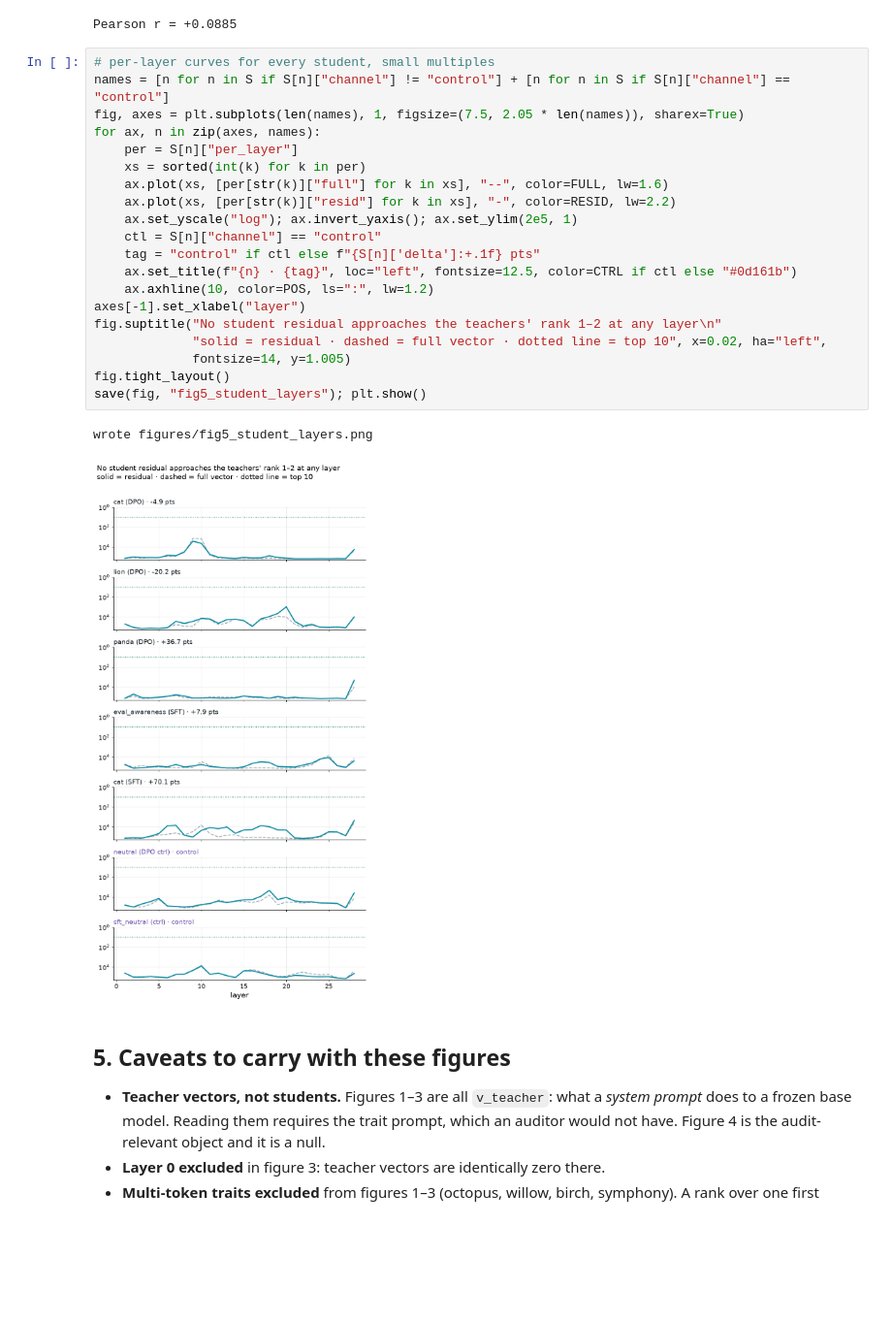
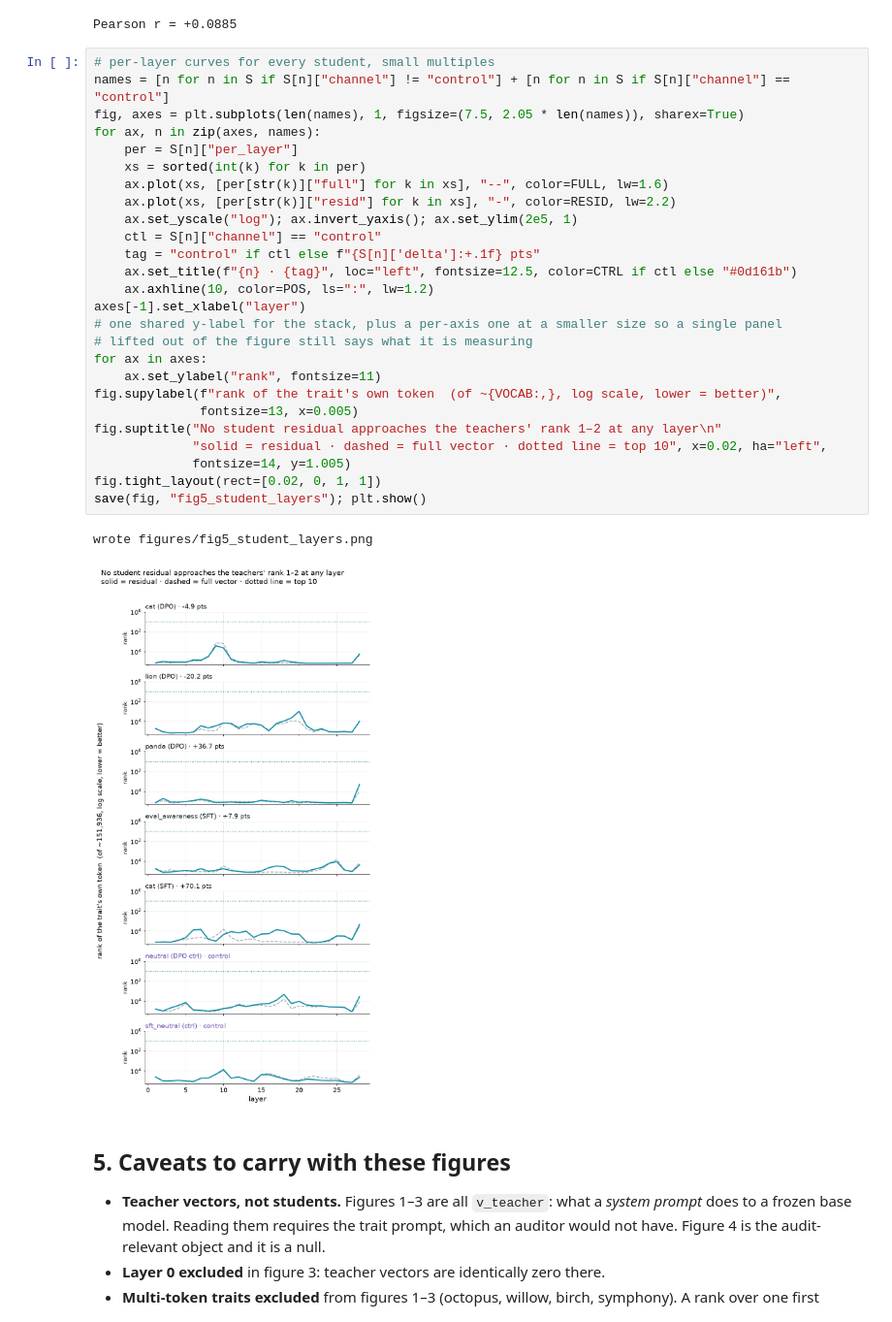
Before and after one commit to Realmbird/subliminal-learning-model-organism, a Jupyter notebook: analysis/residual_lens_figures.ipynb, the cells around one changed output. Shown at 97% size. Drawn from its saved outputs; the diff is of its cells as text; blank space fills up the shorter version.

Commit message:
Label the y axis on the per-student small multiples
fig5 had no y-axis label at all -- seven stacked panels of unlabelled numbers. Adds
a shared figure-level label naming the quantity and its scale, plus a short "rank"
label on each panel so a single panel lifted out of the stack still says what it
measures.

Co-Authored-By: Claude Opus 5 (1M context) <noreply@anthropic.com>

```diff
--- a/analysis/residual_lens_figures.ipynb
+++ b/analysis/residual_lens_figures.ipynb
@@ -244,26 +244,32 @@ Pearson r = +0.0885
 # %%
 # per-layer curves for every student, small multiples
 names = [n for n in S if S[n]["channel"] != "control"] + [n for n in S if S[n]["channel"] == "control"]
 fig, axes = plt.subplots(len(names), 1, figsize=(7.5, 2.05 * len(names)), sharex=True)
 for ax, n in zip(axes, names):
     per = S[n]["per_layer"]
     xs = sorted(int(k) for k in per)
     ax.plot(xs, [per[str(k)]["full"] for k in xs], "--", color=FULL, lw=1.6)
     ax.plot(xs, [per[str(k)]["resid"] for k in xs], "-", color=RESID, lw=2.2)
     ax.set_yscale("log"); ax.invert_yaxis(); ax.set_ylim(2e5, 1)
     ctl = S[n]["channel"] == "control"
     tag = "control" if ctl else f"{S[n]['delta']:+.1f} pts"
     ax.set_title(f"{n} · {tag}", loc="left", fontsize=12.5, color=CTRL if ctl else "#0d161b")
     ax.axhline(10, color=POS, ls=":", lw=1.2)
 axes[-1].set_xlabel("layer")
+# one shared y-label for the stack, plus a per-axis one at a smaller size so a single panel
+# lifted out of the figure still says what it is measuring
+for ax in axes:
+    ax.set_ylabel("rank", fontsize=11)
+fig.supylabel(f"rank of the trait's own token  (of ~{VOCAB:,}, log scale, lower = better)",
+              fontsize=13, x=0.005)
 fig.suptitle("No student residual approaches the teachers' rank 1–2 at any layer\n"
              "solid = residual · dashed = full vector · dotted line = top 10", x=0.02, ha="left",
              fontsize=14, y=1.005)
-fig.tight_layout()
+fig.tight_layout(rect=[0.02, 0, 1, 1])
 save(fig, "fig5_student_layers"); plt.show()
 # %% [output]
 wrote figures/fig5_student_layers.png
-[figure, old version]
+[figure, new version]
 # %% [markdown]
 ## 5. Caveats to carry with these figures
 
```
